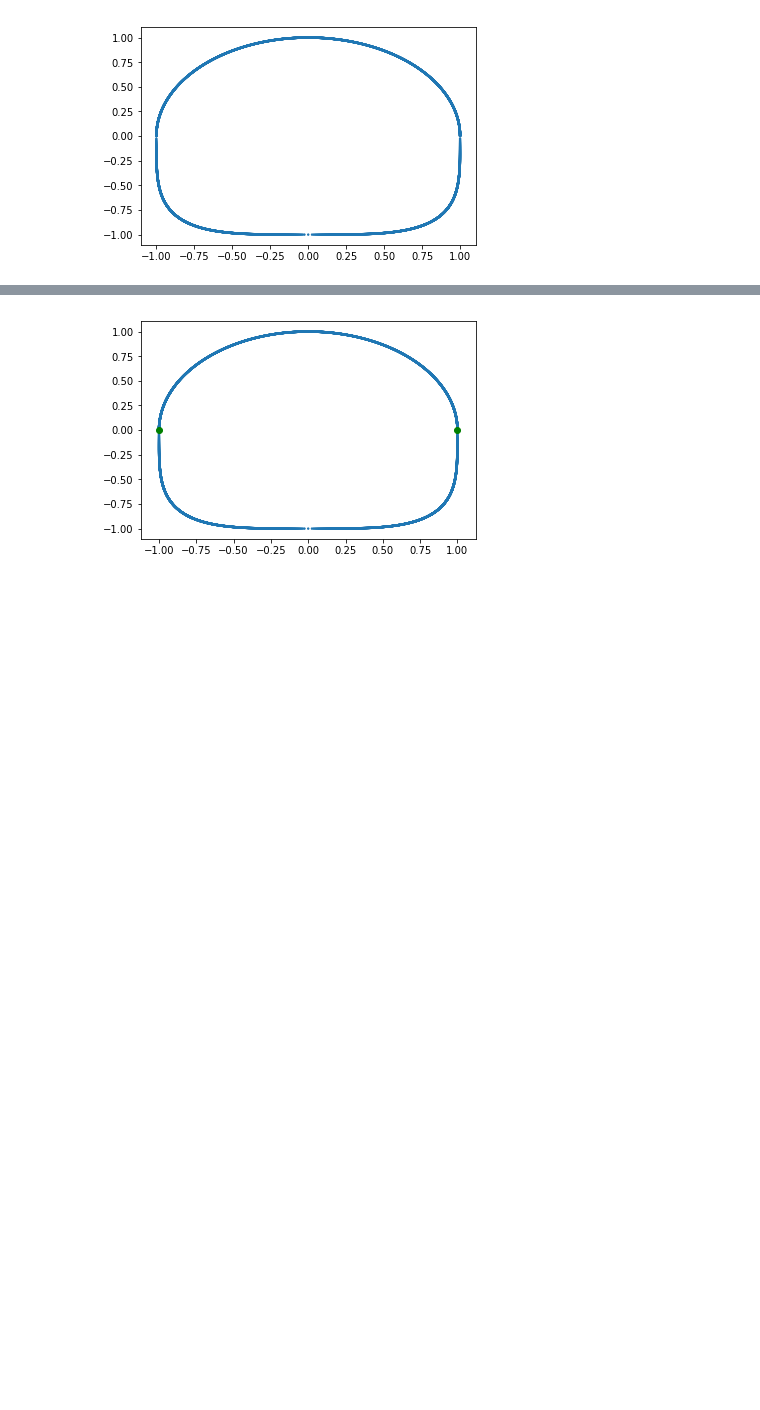
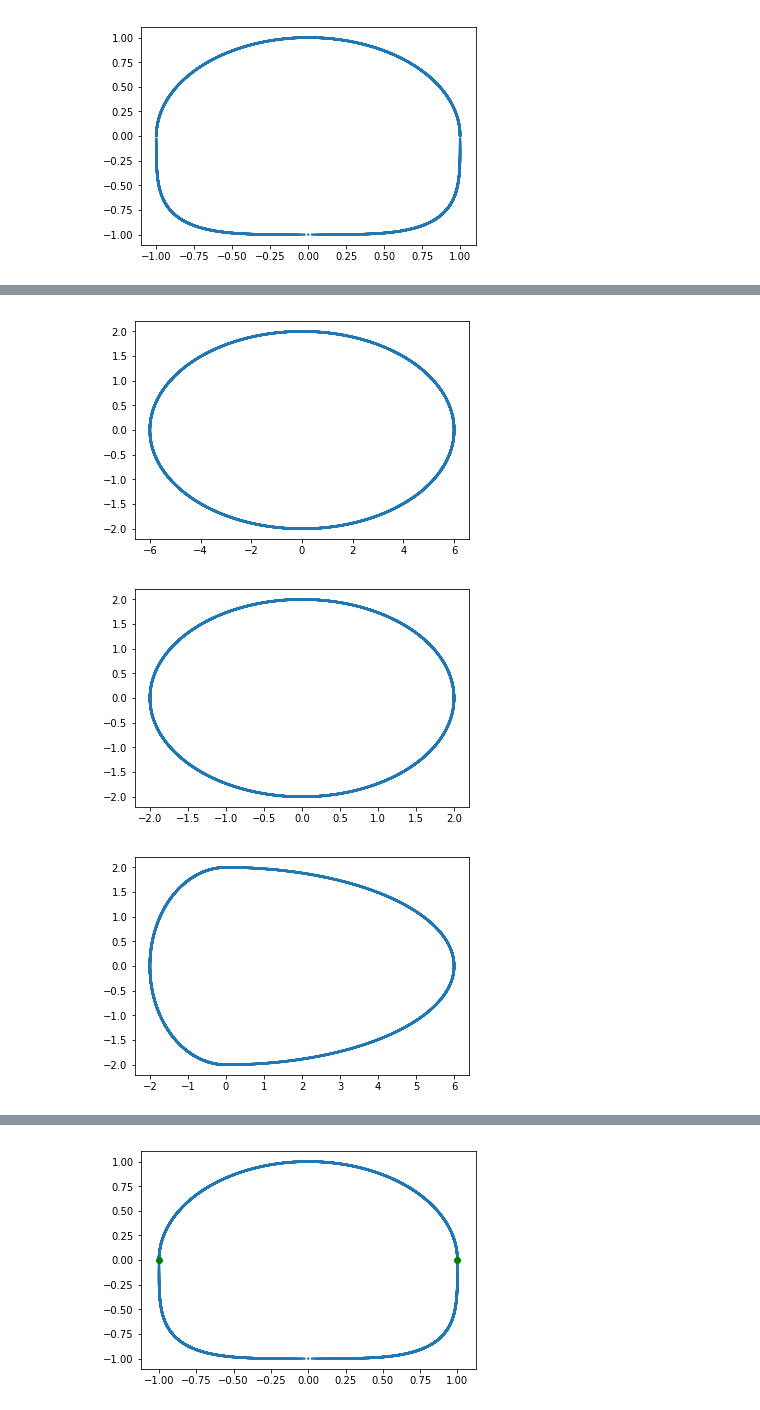
Before and after one commit to D3migod/Ovals, a Jupyter notebook: ovals.ipynb, the cells around one changed output, grey strips where cells are left out. Saved outputs shown, nothing was run; the diff lists cells and outputs as text; code cells hidden in the pictures; blank space fills up the shorter version.

```diff
--- a/ovals.ipynb
+++ b/ovals.ipynb
@@ -84,0 +98,14 @@ oval.draw()
+# %%
+pointCount = 10000
+e1 = Ellipse(6, 2, (0, 0), pointCount)
+e2 = Circle(2, (0, 0), pointCount)
+e1.draw()
+e2.draw()
+center = (0, 0)
+
+oval4 = Oval(e1, e2, center, pointCount)
+oval4.draw()
+# %% [output]
+[figure, added]
+[figure, added]
+[figure, added]
```
Also changed, not shown: parts of 21 cells of this notebook.
